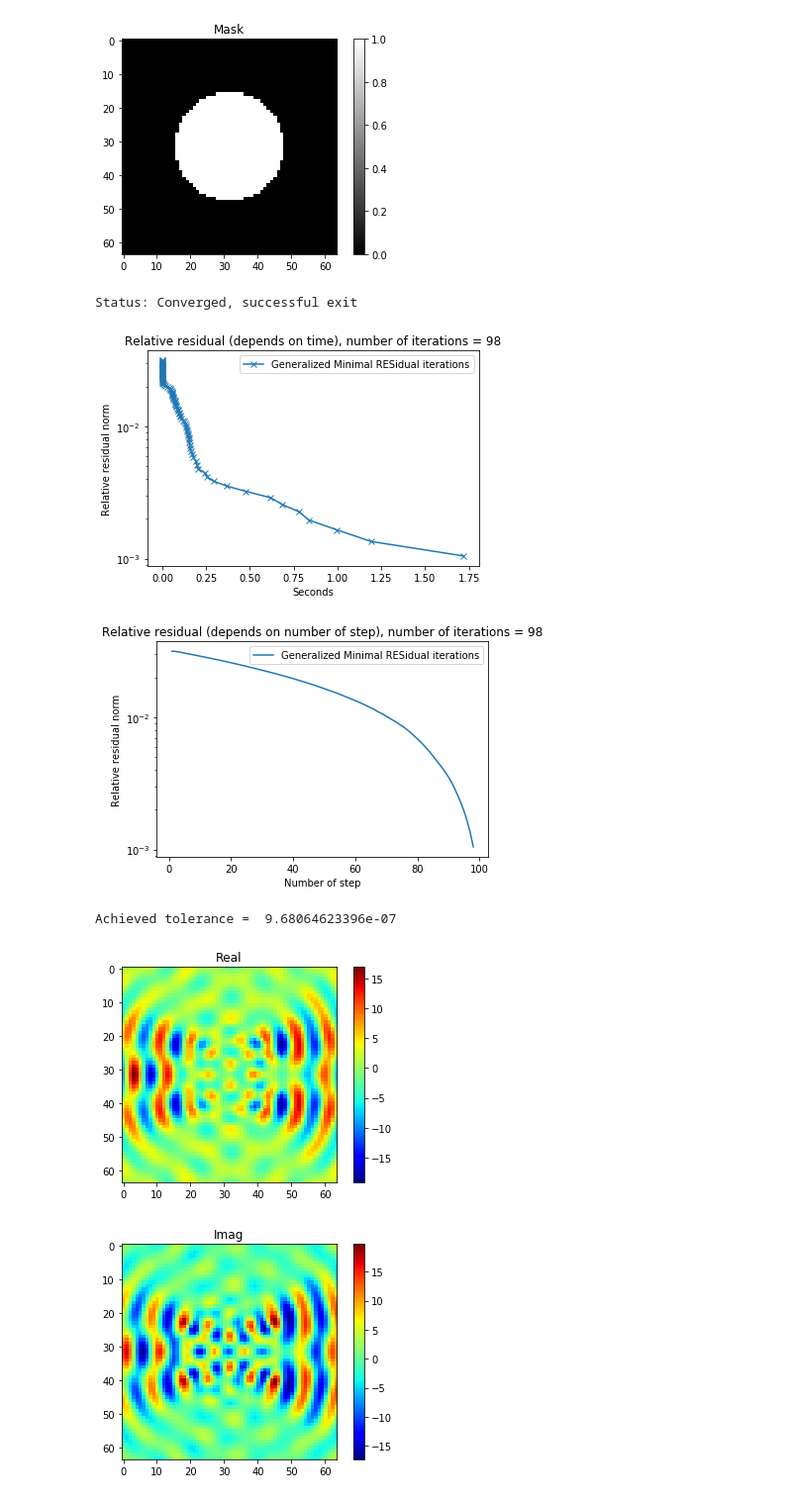
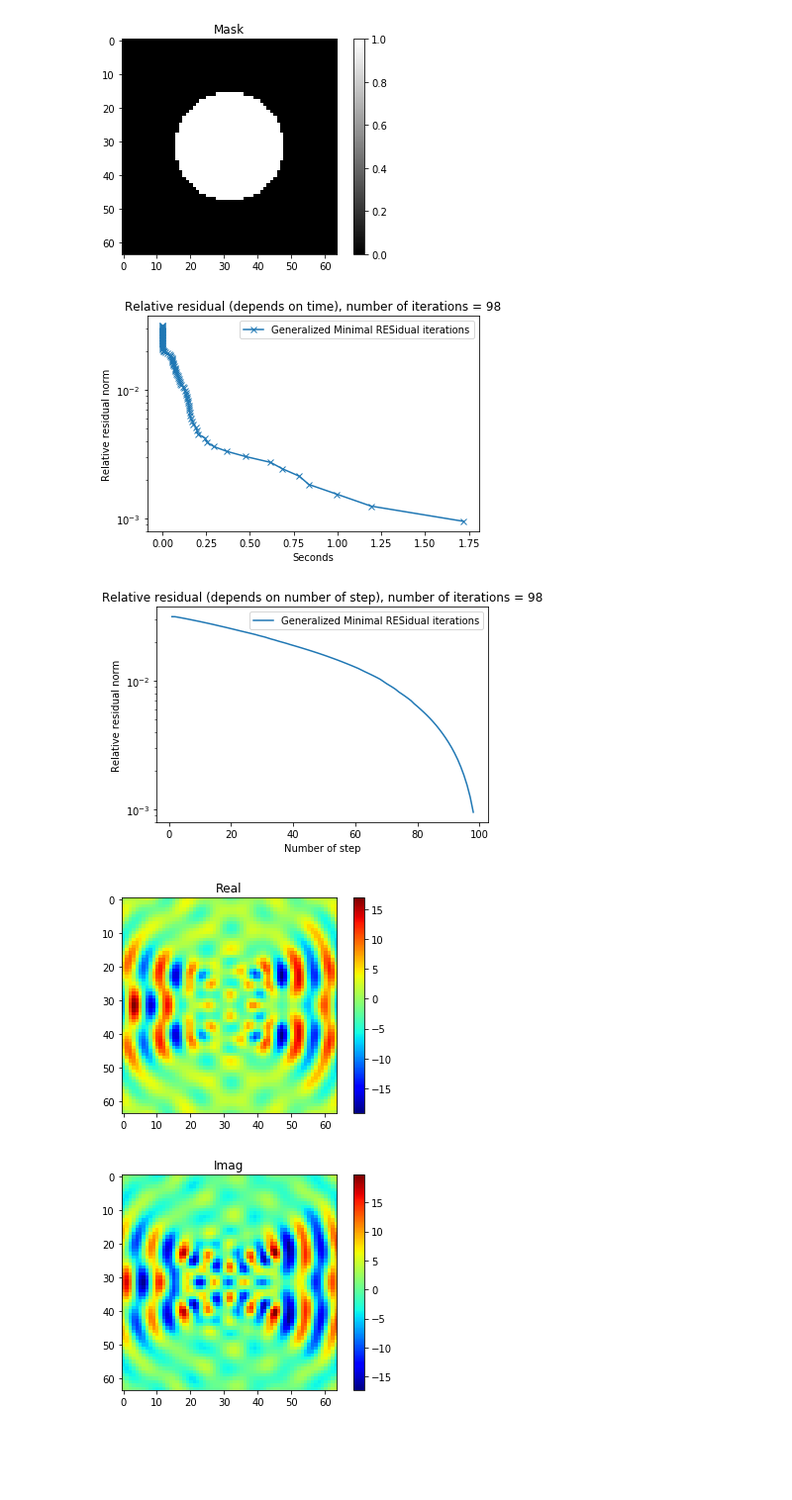
Before and after one commit to archilless/Minin, a Jupyter notebook: project.ipynb, the cells around one changed output. Shown at 99% size. Cells and saved outputs as stored; diff of their text form; code cells hidden in the pictures; blank space fills up the shorter version.

```diff
--- a/project.ipynb
+++ b/project.ipynb
@@ -68,7 +68,7 @@ def G_matvec(vec,k):
 def get_eps_from_mask(e,mask):
     return (e-1)*mask.reshape((-1,1))+1
 
-def matvec(x,eps,k,e):
+def matvec(x,eps,k):
     x = x.reshape((-1,1))
     #print(x)
     size = x.shape[0]
@@ -77,7 +77,7 @@ def matvec(x,eps,k,e):
 
 def old_matvec(x,mask,k,e):
     eps = get_eps_from_mask(e,mask)
-    return matvec(x,eps,k,e)
+    return matvec(x,eps,k)
 
 def visualize(data,title = "",cmap='jet',):
     plt.title(title)
@@ -95,6 +95,7 @@ size = 64
 e = 2.25
 k  = 2*np.pi/(size/7)
 F = get_plane_wave(1,k,size)
+mask = circular_mask(size)
 eps = get_eps_from_mask(e,mask)
 visualize(F.real,"Initial field (real part)")
 #mask = rectangle_mask(size)
@@ -136,52 +137,59 @@ def plot_relative_residuals_norms(t, residuals, relative_vector):
 def gmres_solver(A, b, x0, maxiter, tol,
                  draw_graph_flag = False,
                  convergence_info = False,
                  display_convergence_info = False,
                  display_achieved_tolerance = False):
     gmres_residuals_with_t = []
     t0 = time.time()
     solution, info =  spla.gmres(A, b,  x0=x0, maxiter = maxiter, tol = tol, restart  = max_iter, callback = lambda x:
         gmres_residuals_with_t.append([(inspect.currentframe().f_back).f_locals['resid'], time.time()])
         )
     gmres_residuals_with_t = np.array(gmres_residuals_with_t).T
     gmres_residuals_with_t[1] = gmres_residuals_with_t[1]-t0
     gmres_t, gmres_residuals = gmres_residuals_with_t
     if (display_convergence_info == True):
         if (info == 0):
             print("Status: Converged, successful exit")
         else:
             if (info > 0):
                 print("Status: Convergence to tolerance not achieved, number of iterations")
             else:
                 print("Status: Illegal input or breakdown")
     if ( draw_graph_flag == True ):
         plot_relative_residuals_norms(gmres_t, gmres_residuals, b)
     if ( display_achieved_tolerance == True):
         print('Achieved tolerance = ', np.linalg.norm(A.dot(solution.reshape(-1,1))-b)/np.linalg.norm(b))
     if (convergence_info == True):
         return solution, info
     return solution
-#initialization
-max_iter = 300
-toler = 1e-6
-A = spla.LinearOperator(shape = (size**2, size**2), matvec = lambda x: matvec(x,eps,k,e))
-i = 0
-b = get_plane_wave(1,k,size).reshape(-1,1)
-x0 = np.ones(size**2).reshape(-1,1)
-#----------------------------------
-solution, info = gmres_solver(A, b, x0,
-                           maxiter=max_iter,
-                           tol=toler,
-                           draw_graph_flag = True,
-                           convergence_info = True,
-                           display_convergence_info = True,
-                           display_achieved_tolerance = True)
+
+def launch_solver(eps, k, maxiter=300, tol = 1e-6):
+    size = int(np.sqrt(eps.shape[0]))
+    A = spla.LinearOperator(shape = (size**2, size**2), matvec = lambda x: matvec(x,eps,k))
+    b = get_plane_wave(1,k,size).reshape(-1,1)
+    x0 = np.ones(size**2).reshape(-1,1)
+    solution, info = gmres_solver(A, b, x0,
+                               maxiter=maxiter,
+                               tol=tol,
+                               convergence_info = True)
+    return solution, info
+
+def show_residuals(eps, k, maxiter=300, tol = 1e-6):
+    size = int(np.sqrt(eps.shape[0]))
+    A = spla.LinearOperator(shape = (size**2, size**2), matvec = lambda x: matvec(x,eps,k))
+    b = get_plane_wave(1,k,size).reshape(-1,1)
+    x0 = np.ones(size**2).reshape(-1,1)
+    gmres_solver(A, b, x0,
+                 maxiter=maxiter,
+                 tol=tol,
+                 draw_graph_flag = True)
+
+solution, info = launch_solver(eps=eps, k=k)
+show_residuals(eps=eps, k=k)
 solution_re, solution_im, solution_abs, solution_abs_mask = plot__solution_re_im_abs_mask(solution, size)
 # %% [output]
-Status: Converged, successful exit
-[figure, old version]
+[figure, new version]
-[figure, old version]
+[figure, new version]
-Achieved tolerance =  9.68064623396e-07
 [figure]
 [figure]
 [figure]
```
Also changed, not shown: parts of 1 cell of this notebook.
